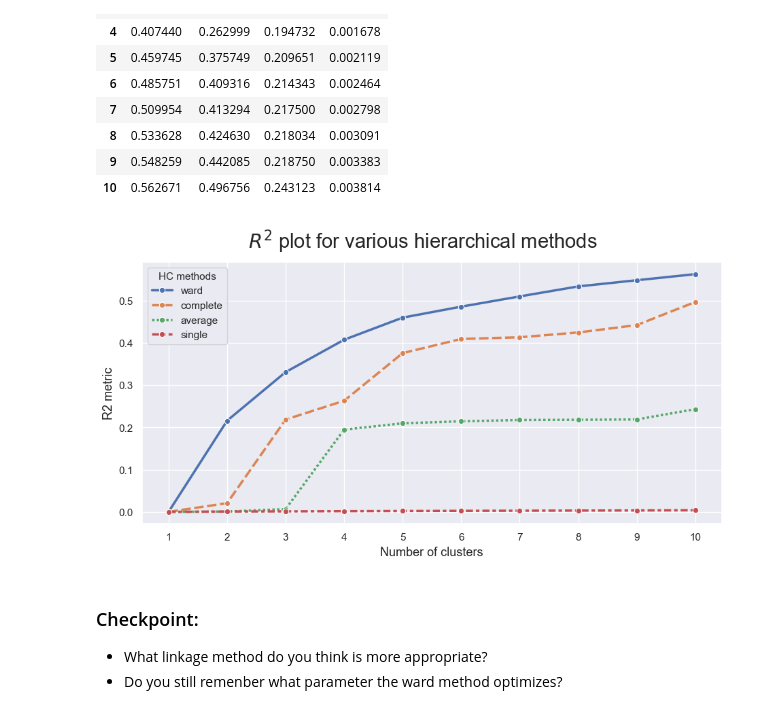
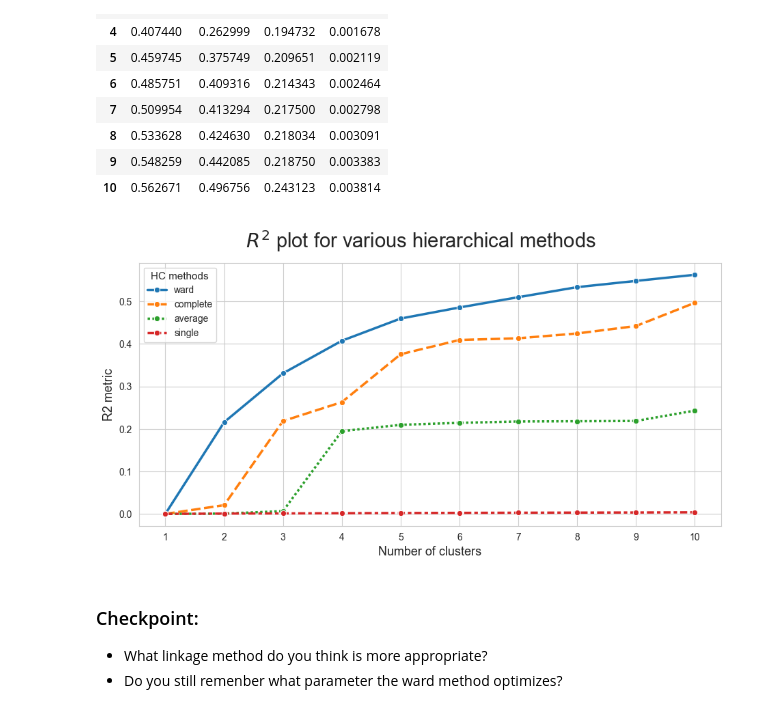
Before and after one commit to anacaleiro/Priv_DM2627, a Jupyter notebook: notebooks/lab08_hierarchical_clustering.ipynb, the cells around one changed output. Drawn from its saved outputs; the diff is of its cells as text; code cells hidden in the pictures.

```diff
--- a/notebooks/lab08_hierarchical_clustering.ipynb
+++ b/notebooks/lab08_hierarchical_clustering.ipynb
@@ -13,7 +13,7 @@ import seaborn as sns
 from sklearn.cluster import AgglomerativeClustering
 from scipy.cluster.hierarchy import linkage, dendrogram
 
-sns.set()
+sns.set_style()
 # %% [markdown]
 **Please download:**
 
@@ -644,23 +645,23 @@ r2_hc_methods
 | 9 | 0.548259 | 0.442085 | 0.218750 | 0.003383 |
 | 10 | 0.562671 | 0.496756 | 0.243123 | 0.003814 |
 # %%
-sns.set()
+sns.set_style("whitegrid")
 
 # Plot data
 fig = plt.figure(figsize=(11,5))
 sns.lineplot(data=r2_hc_methods, linewidth=2.5, markers=["o"]*4)
 
 # Finalize the plot
 plt.legend(title="HC methods", title_fontsize=11)
 plt.xticks(range(1, max_nclus + 1))
 plt.xlabel("Number of clusters", fontsize=13)
 plt.ylabel("R2 metric", fontsize=13)
 
 fig.suptitle("$R^2$ plot for various hierarchical methods", fontsize=21)
 
 plt.show()
 # %% [output]
-[figure, old version]
+[figure, new version]
 # %% [markdown]
 ### Checkpoint:
 - What linkage method do you think is more appropriate?
```
Also changed, not shown: parts of 13 cells of this notebook, 1 other file.
